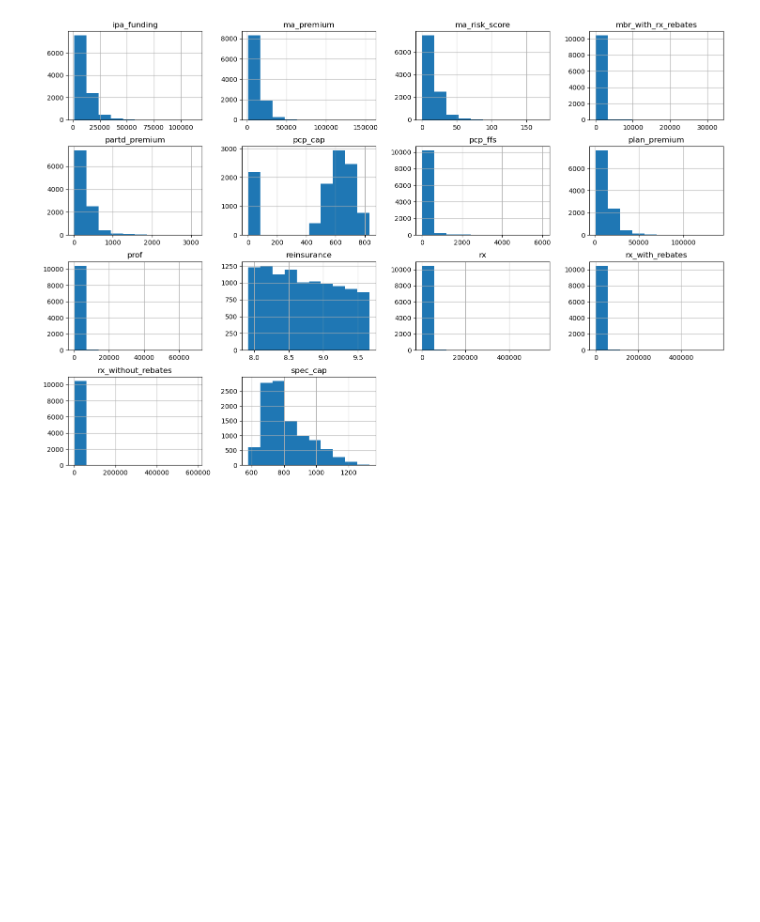
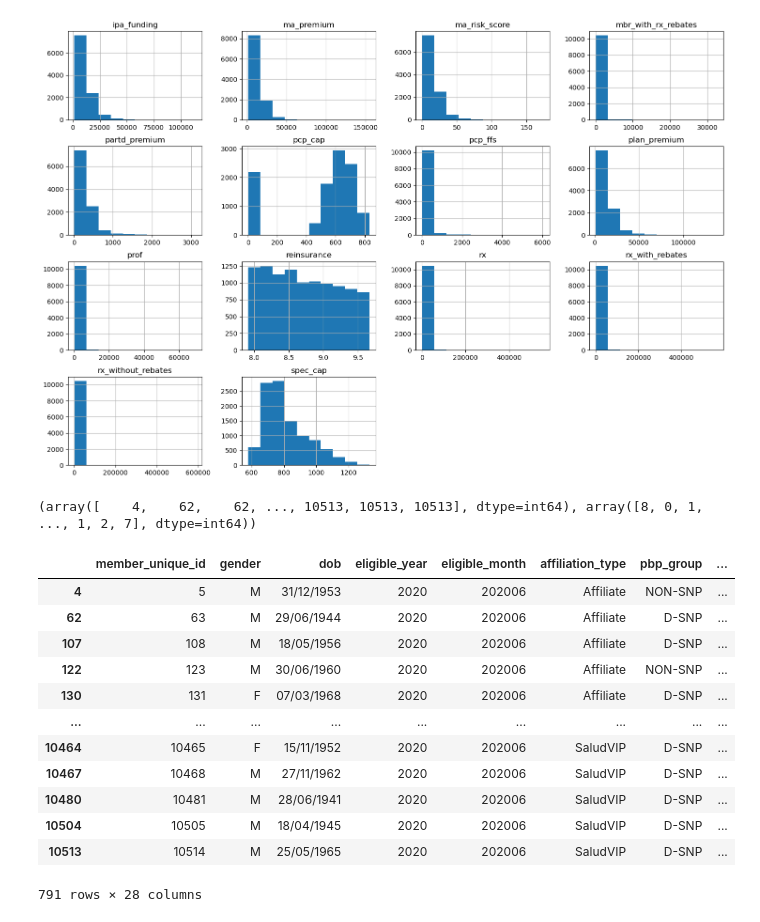
Before and after one commit to Piotr8706/Smaller_data_projects, a Jupyter notebook: Outliers Detection/Outliers_detection.ipynb, the cells around one changed output. Cells and saved outputs as stored; diff of their text form; code cells hidden in the pictures; blank space fills up the shorter version.

```diff
--- a/Outliers Detection/Outliers_detection.ipynb
+++ b/Outliers Detection/Outliers_detection.ipynb
@@ -100,3 +100,30 @@ plt.show()
 _ = df[currency_columns].hist(figsize=(18, 12))
 # %% [output]
 [figure]
+# %%
+from scipy import stats
+import numpy as np
+
+
+z = np.abs(stats.zscore(df[currency_columns]))
+
+print(np.where(z > 3))
+# %% [output]
+(array([    4,    62,    62, ..., 10513, 10513, 10513], dtype=int64), array([8, 0, 1, ..., 1, 2, 7], dtype=int64))
+# %%
+df_outliers = df[currency_columns][(z > 3).any(axis=1)]
+df.iloc[df_outliers.index]
+# %% [output]
+|  | member_unique_id | gender | dob | eligible_year | eligible_month | affiliation_type | pbp_group | ... |
+| 4 | 5 | M | 31/12/1953 | 2020 | 202006 | Affiliate | NON-SNP | ... |
+| 62 | 63 | M | 29/06/1944 | 2020 | 202006 | Affiliate | D-SNP | ... |
+| 107 | 108 | M | 18/05/1956 | 2020 | 202006 | Affiliate | D-SNP | ... |
+| 122 | 123 | M | 30/06/1960 | 2020 | 202006 | Affiliate | NON-SNP | ... |
+| 130 | 131 | F | 07/03/1968 | 2020 | 202006 | Affiliate | D-SNP | ... |
+| ... | ... | ... | ... | ... | ... | ... | ... | ... |
+| 10464 | 10465 | F | 15/11/1952 | 2020 | 202006 | SaludVIP | D-SNP | ... |
+| 10467 | 10468 | M | 27/11/1962 | 2020 | 202006 | SaludVIP | D-SNP | ... |
+| 10480 | 10481 | M | 28/06/1941 | 2020 | 202006 | SaludVIP | D-SNP | ... |
+| 10504 | 10505 | M | 18/04/1945 | 2020 | 202006 | SaludVIP | D-SNP | ... |
+| 10513 | 10514 | M | 25/05/1965 | 2020 | 202006 | SaludVIP | D-SNP | ... |
+791 rows × 28 columns
```
Also changed, not shown: parts of 6 cells of this notebook.
